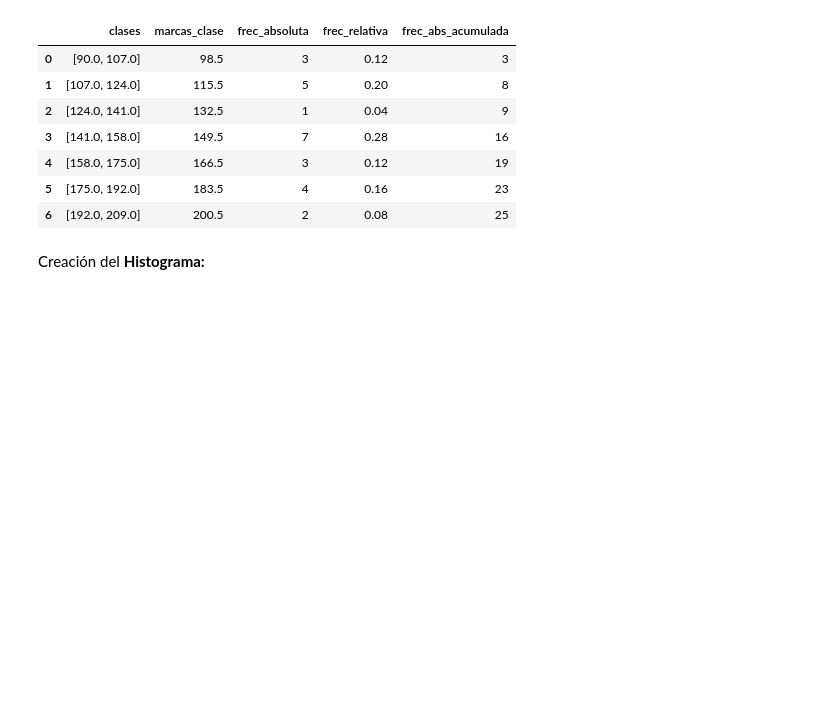
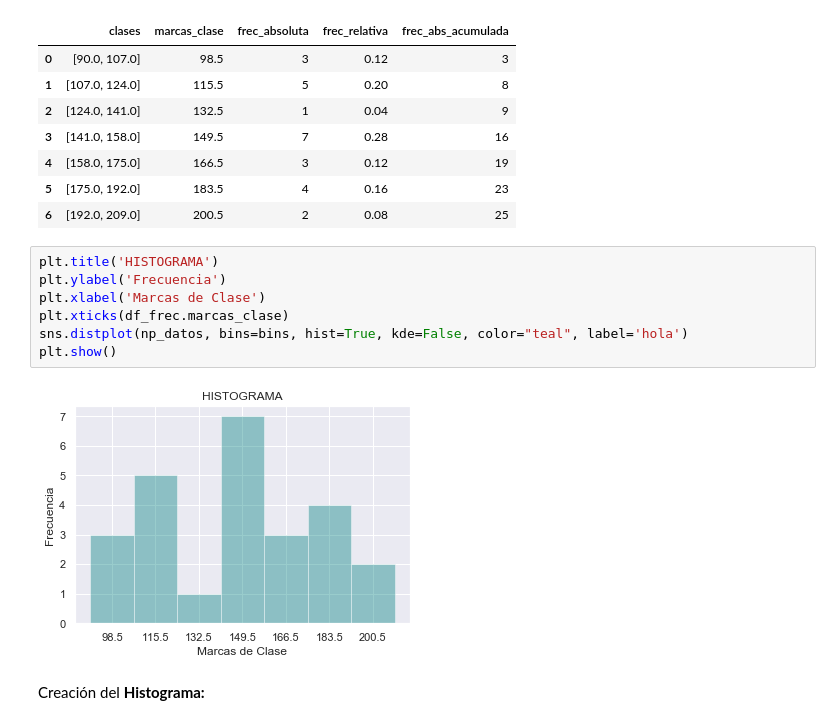
Before and after one commit to gisosdeb/ISP, a Jupyter notebook: statistic_unam/tabla_frec_agrupada.ipynb, the cells around one changed output. Cells and saved outputs as stored; diff of their text form; blank space fills up the shorter version.

```diff
--- a/statistic_unam/tabla_frec_agrupada.ipynb
+++ b/statistic_unam/tabla_frec_agrupada.ipynb
@@ -186,6 +191,15 @@ df_frec
 | 4 | [158.0, 175.0] | 166.5 | 3 | 0.12 | 19 |
 | 5 | [175.0, 192.0] | 183.5 | 4 | 0.16 | 23 |
 | 6 | [192.0, 209.0] | 200.5 | 2 | 0.08 | 25 |
+# %%
+plt.title('HISTOGRAMA')
+plt.ylabel('Frecuencia')
+plt.xlabel('Marcas de Clase')
+plt.xticks(df_frec.marcas_clase)
+sns.distplot(np_datos, bins=bins, hist=True, kde=False, color="teal", label='hola')
+plt.show()
+# %% [output]
+[figure, added]
 # %% [markdown]
 Creación del **Histograma:**
 # %%
```
Also changed, not shown: parts of 3 cells of this notebook.
